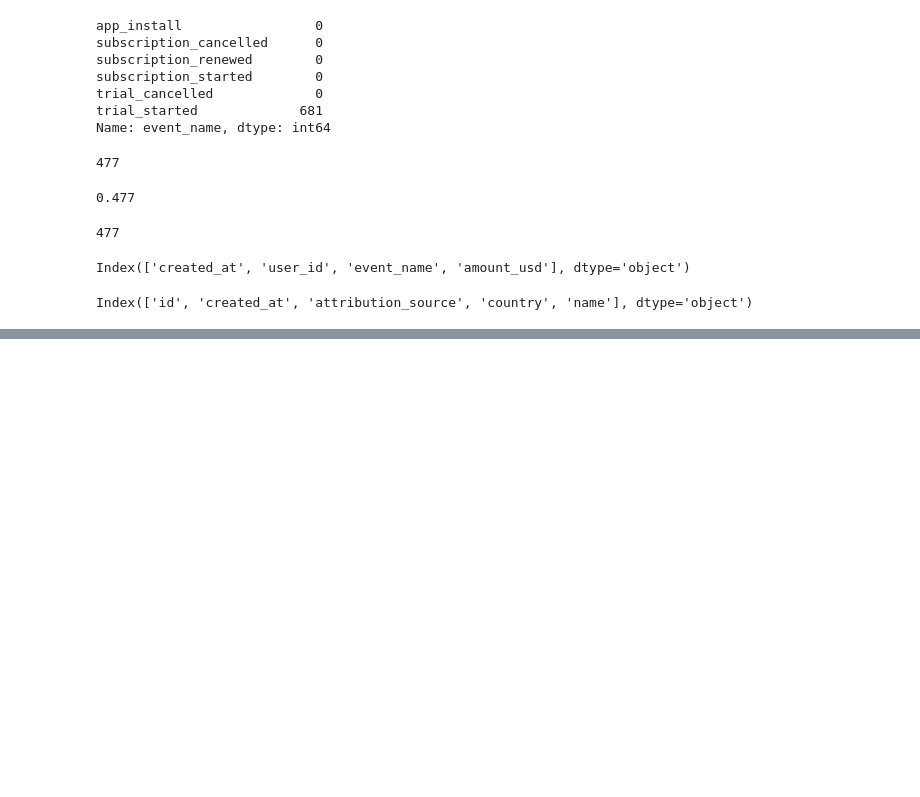
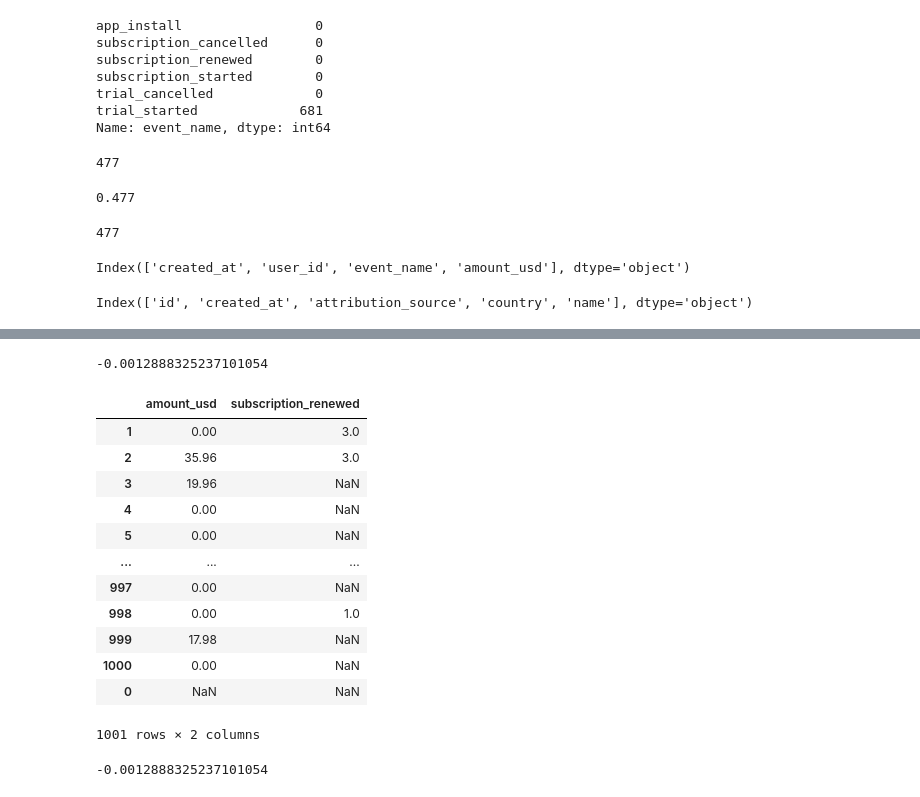
Before and after one commit to euphratesk/cornP, a Jupyter notebook: Case-Study PCs.ipynb, the cells around one changed output, grey strips where cells are left out. Drawn from its saved outputs; the diff is of its cells as text; code cells hidden in the pictures; blank space fills up the shorter version.

```diff
--- a/Case-Study PapCorns.ipynb
+++ b/Case-Study PCs.ipynb
@@ -1146,0 +1069,2 @@ Name: Ever_Subscripted, dtype: int64
+# %%
+df_final['amount_usd'] =
@@ -1146,0 +1182,4 @@ Name: Ever_Subscripted, dtype: int64
+# %%
+events_df.groupby('user_id')['amount_usd'].sum().corr(df_final.subscription_renewed.fillna(0))
+# %% [output]
+-0.0012888325237101054
@@ -1146,0 +1188,20 @@ Name: Ever_Subscripted, dtype: int64
+# %%
+pd.concat([events_df.groupby('user_id')[['amount_usd']].sum(),df_final.subscription_renewed],axis=1)
+# %% [output]
+|  | amount_usd | subscription_renewed |
+| 1 | 0.00 | 3.0 |
+| 2 | 35.96 | 3.0 |
+| 3 | 19.96 | NaN |
+| 4 | 0.00 | NaN |
+| 5 | 0.00 | NaN |
+| ... | ... | ... |
+| 997 | 0.00 | NaN |
+| 998 | 0.00 | 1.0 |
+| 999 | 17.98 | NaN |
+| 1000 | 0.00 | NaN |
+| 0 | NaN | NaN |
+1001 rows × 2 columns
+# %%
+events_df.groupby('user_id')['amount_usd'].sum().corr(df_final.subscription_renewed.fillna(0))
+# %% [output]
+-0.0012888325237101054
```
Also changed, not shown: parts of 82 cells of this notebook.
